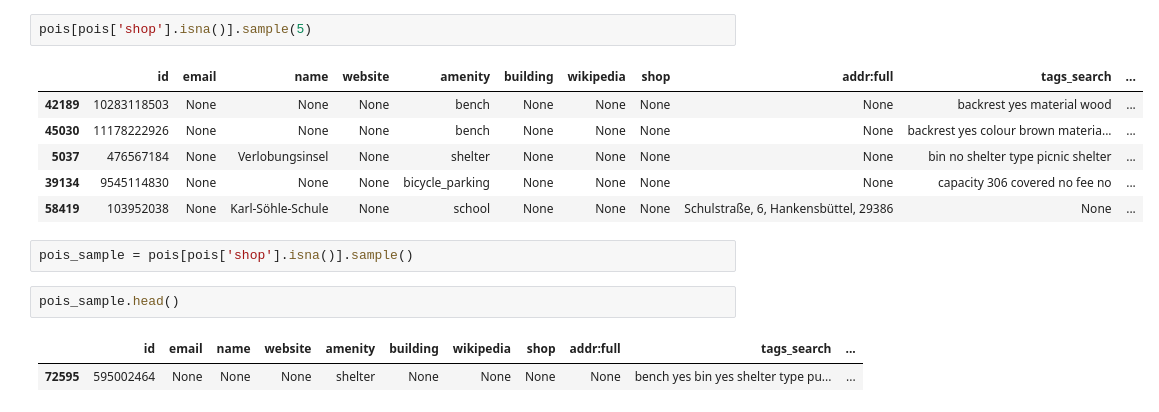
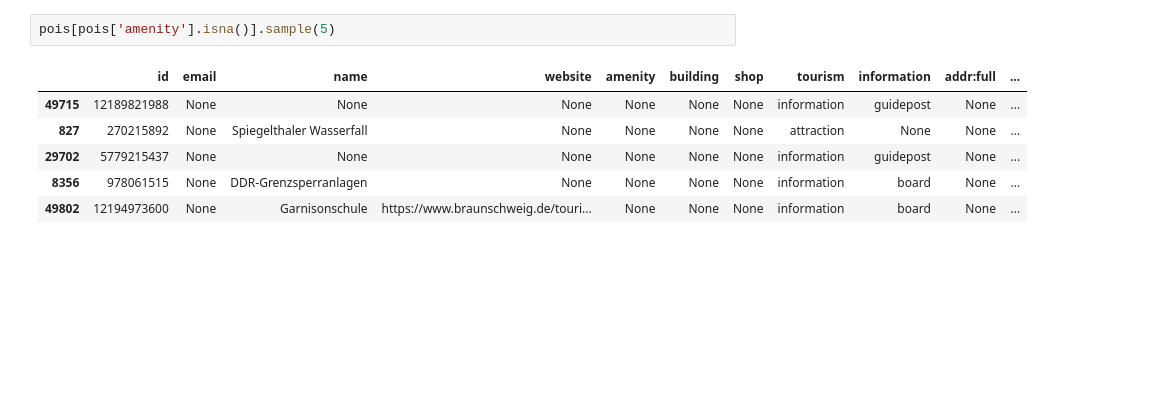
Before and after one commit to TUBS-IVS/Capacity_Calculation-pipeline, a Jupyter notebook: LLMs-implementation.ipynb, the cells around one changed output. Cells and saved outputs as stored; diff of their text form; blank space fills up the shorter version.

```diff
--- a/LLMs-implementation.ipynb
+++ b/LLMs-implementation.ipynb
@@ -54,19 +28,12 @@ array([None, 'supermarket', 'vacant', 'hairdresser', 'bicycle', 'bakery',
 # %%
-pois[pois['shop'].isna()].sample(5)
+pois[pois['amenity'].isna()].sample(5)
 # %% [output]
-|  | id | email | name | website | amenity | building | wikipedia | shop | addr:full | tags_search | ... |
-| 42189 | 10283118503 | None | None | None | bench | None | None | None | None | backrest yes material wood | ... |
-| 45030 | 11178222926 | None | None | None | bench | None | None | None | None | backrest yes colour brown materia... | ... |
-| 5037 | 476567184 | None | Verlobungsinsel | None | shelter | None | None | None | None | bin no shelter type picnic shelter | ... |
-| 39134 | 9545114830 | None | None | None | bicycle_parking | None | None | None | None | capacity 306 covered no fee no | ... |
-| 58419 | 103952038 | None | Karl-Söhle-Schule | None | school | None | None | None | Schulstraße, 6, Hankensbüttel, 29386 | None | ... |
+|  | id | email | name | website | amenity | building | shop | tourism | information | addr:full | ... |
+| 49715 | 12189821988 | None | None | None | None | None | None | information | guidepost | None | ... |
+| 827 | 270215892 | None | Spiegelthaler Wasserfall | None | None | None | None | attraction | None | None | ... |
+| 29702 | 5779215437 | None | None | None | None | None | None | information | guidepost | None | ... |
+| 8356 | 978061515 | None | DDR-Grenzsperranlagen | None | None | None | None | information | board | None | ... |
+| 49802 | 12194973600 | None | Garnisonschule | https://www.braunschweig.de/touri... | None | None | None | information | board | None | ... |
-# %%
-pois_sample = pois[pois['shop'].isna()].sample()
-# %%
-pois_sample.head()
-# %% [output]
-|  | id | email | name | website | amenity | building | wikipedia | shop | addr:full | tags_search | ... |
-| 72595 | 595002464 | None | None | None | shelter | None | None | None | None | bench yes bin yes shelter type pu... | ... |
 # %%
 import pandas as pd
 
```
Also changed, not shown: parts of 22 cells of this notebook, 4 other files.
